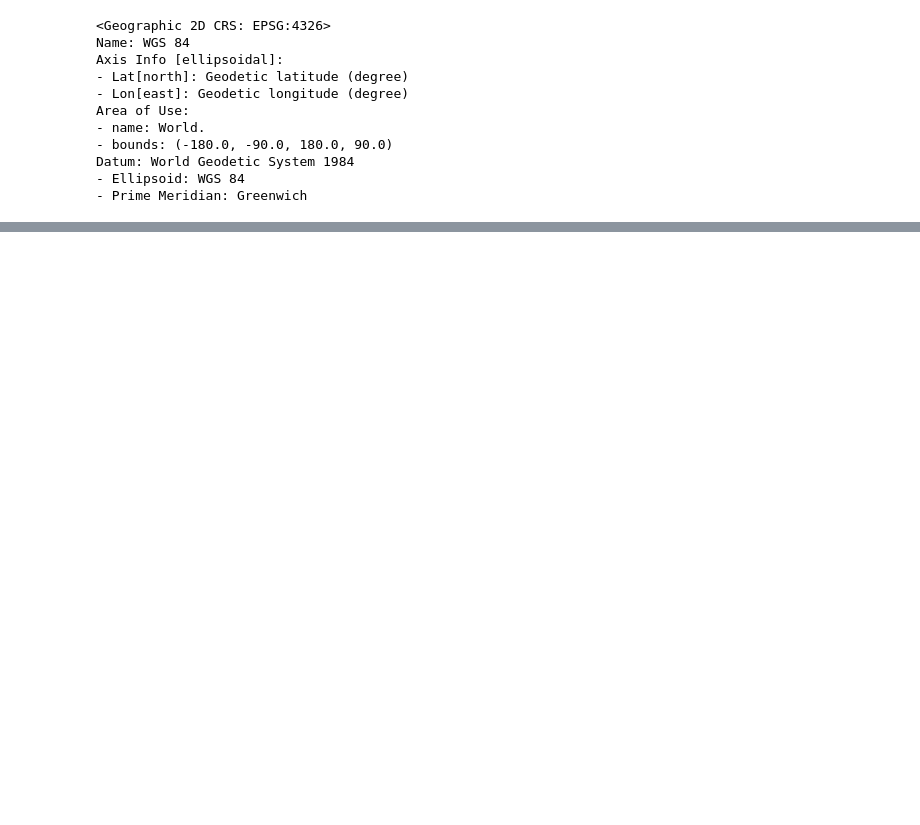
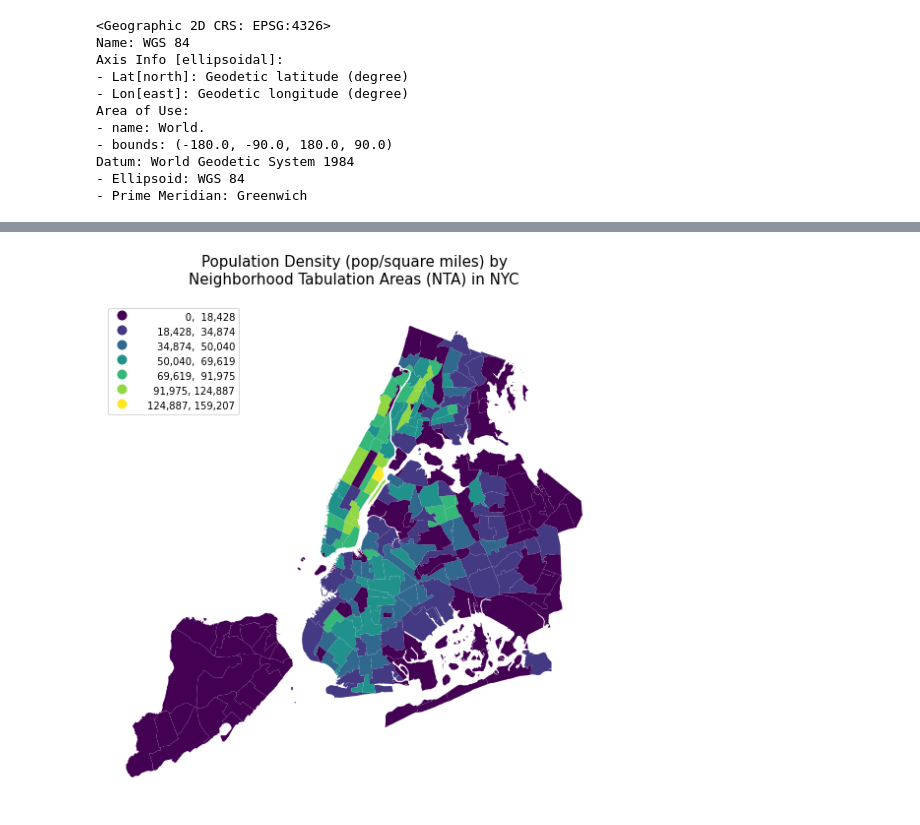
Before and after one commit to Nnyeka/Spatial_Analysis_with_Python, a Jupyter notebook: geospatial_analysis_mapping.ipynb, the cells around one changed output, grey strips where cells are left out. Saved outputs shown, nothing was run; the diff lists cells and outputs as text; code cells hidden in the pictures; blank space fills up the shorter version.

```diff
--- a/Untitled.ipynb
+++ b/geospatial_analysis_mapping.ipynb
@@ -933,0 +1054,39 @@ Datum: World Geodetic System 1984
+# %%
+# align legend numbers
+
+fig, ax = plt.subplots(figsize=(8, 8))
+
+nta_pop.plot(
+    column='density (pop/sq_mi)',
+    ax=ax,
+    legend=True,
+    scheme='fisher_jenks',
+    k=7,
+    legend_kwds={'loc': "upper left",
+                 'fmt': "{:,.0f}",
+                 'fontsize': "10"}
+)
+
+# returning the legend
+leg = ax.get_legend()
+
+# making the legend labels right horizontal aligned
+hp = leg._legend_box.get_children()[1]
+for vp in hp.get_children():
+    for row in vp.get_children():
+        row.set_width(125)  # need to adapt this manually
+        row.mode= "expand"
+        row.align="right"
+
+ax.set_title(
+    'Population Density (pop/square miles) by\nNeighborhood Tabulation Areas (NTA) in NYC',
+    fontsize=15, pad=20
+)
+
+plt.axis('off')
+plt.tight_layout()
+
+# Saving the plot as a JPEG image
+plt.savefig('data/choropleth_map.jpg', format='jpeg', dpi=300)
+# %% [output]
+[figure, added]
```
Also changed, not shown: parts of 10 cells of this notebook, 2 other files.
